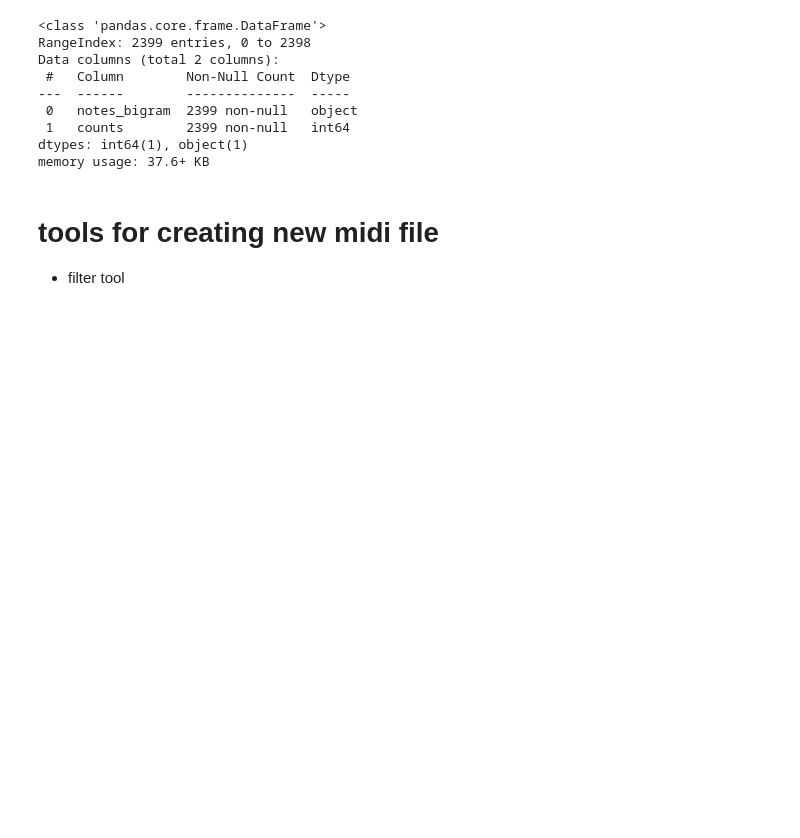
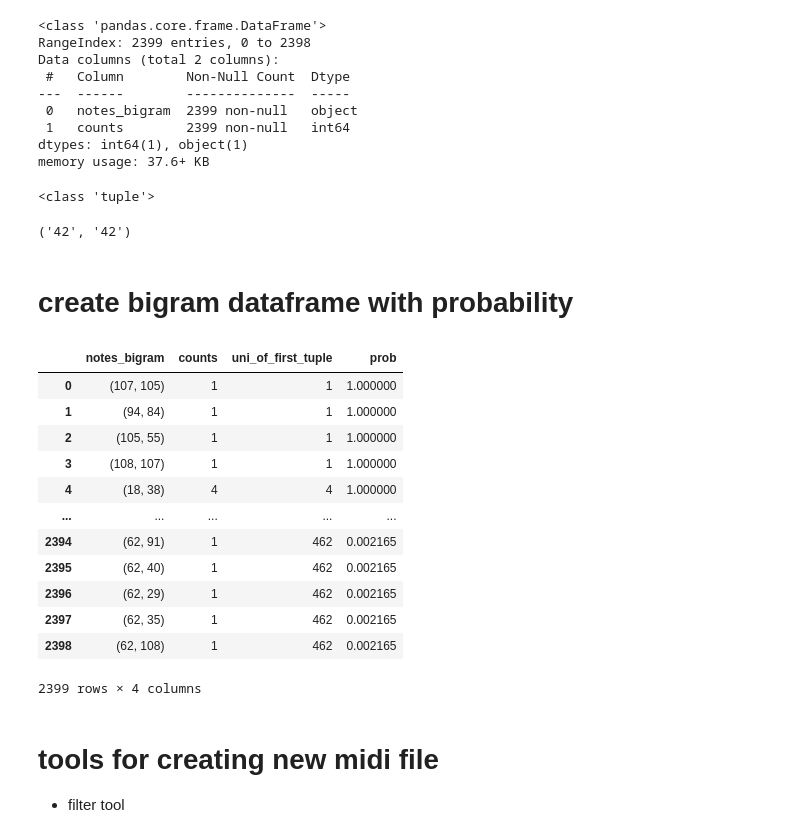
Before and after one commit to HikariJadeEmpire/NLP_TextAnalytics, a Jupyter notebook: MIDI_to_text/Midi_to_text.ipynb, the cells around one changed output. Drawn from its saved outputs; the diff is of its cells as text; code cells hidden in the pictures; blank space fills up the shorter version.

```diff
--- a/MIDI_to_text/Midi_to_text.ipynb
+++ b/MIDI_to_text/Midi_to_text.ipynb
@@ -258,6 +288,47 @@ Data columns (total 2 columns):
  1   counts        2399 non-null   int64
 dtypes: int64(1), object(1)
 memory usage: 37.6+ KB
+# %%
+print(type(bigram_df.iloc[0,0]))
+
+bigram_df.iloc[0,0]
+# %% [output]
+<class 'tuple'>
+('42', '42')
+# %% [markdown]
+# create bigram dataframe with probability
+# %%
+temp_df = { 'b_notes':[], 'uni_of_first_tuple':[] }
+for k,coun in zip(uni_df['notes_unigram'],uni_df['counts']):
+    bi_count = [e for e in bigram_df['notes_bigram'] if e[0].startswith(k[0])]
+
+    for cc in bi_count:
+        temp_df['b_notes'].append(cc)
+        temp_df['uni_of_first_tuple'].append( coun )
+
+temp_df = pd.DataFrame.from_dict( temp_df )
+
+# create bigram dataframe with probability
+
+new_df = pd.merge( bigram_df,temp_df, how='left', left_on='notes_bigram', right_on='b_notes' ).drop(columns='b_notes')
+new_df['prob'] = new_df['counts']/new_df['uni_of_first_tuple']
+
+new_df = new_df.sort_values(by='prob', ascending=False).reset_index(drop=True)
+new_df
+# %% [output]
+|  | notes_bigram | counts | uni_of_first_tuple | prob |
+| 0 | (107, 105) | 1 | 1 | 1.000000 |
+| 1 | (94, 84) | 1 | 1 | 1.000000 |
+| 2 | (105, 55) | 1 | 1 | 1.000000 |
+| 3 | (108, 107) | 1 | 1 | 1.000000 |
+| 4 | (18, 38) | 4 | 4 | 1.000000 |
+| ... | ... | ... | ... | ... |
+| 2394 | (62, 91) | 1 | 462 | 0.002165 |
+| 2395 | (62, 40) | 1 | 462 | 0.002165 |
+| 2396 | (62, 29) | 1 | 462 | 0.002165 |
+| 2397 | (62, 35) | 1 | 462 | 0.002165 |
+| 2398 | (62, 108) | 1 | 462 | 0.002165 |
+2399 rows × 4 columns
 # %% [markdown]
 # tools for creating new midi file
 - filter tool
```
Also changed, not shown: parts of 6 cells of this notebook.
